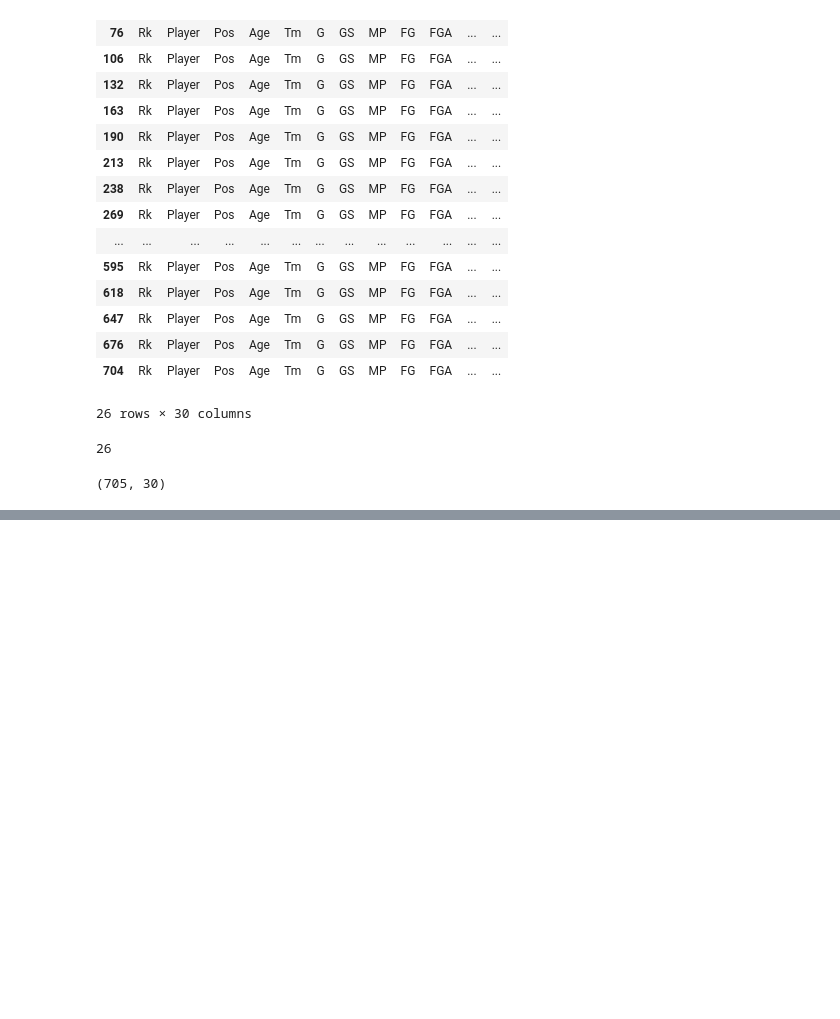
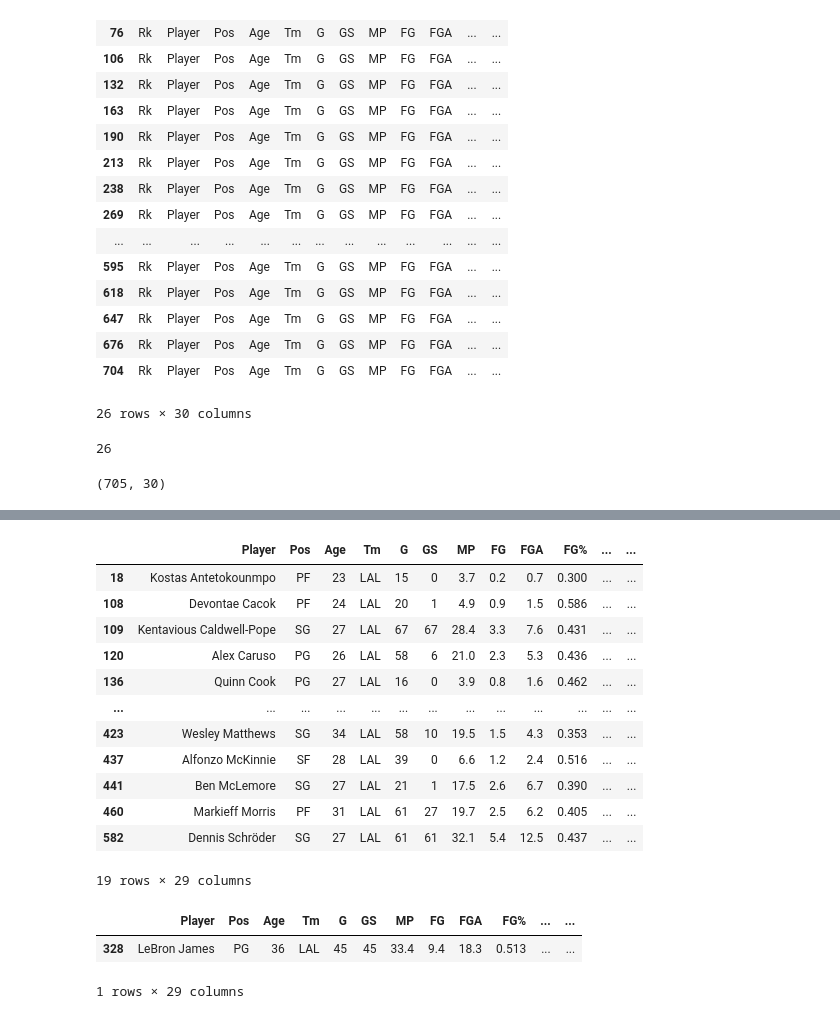
Before and after one commit to Gemar30/EDA_Activities, a Jupyter notebook: EDA NBA 20-21.ipynb, the cells around one changed output, grey strips where cells are left out. Drawn from its saved outputs; the diff is of its cells as text; code cells hidden in the pictures; blank space fills up the shorter version.

```diff
--- a/EDA NBA 20-21.ipynb
+++ b/EDA NBA 20-21.ipynb
@@ -109,0 +321,25 @@ EDA
+# %%
+#Group by
+LAL=df_2021.groupby('Tm').get_group('LAL')
+LAL
+# %% [output]
+|  | Player | Pos | Age | Tm | G | GS | MP | FG | FGA | FG% | ... | ... |
+| 18 | Kostas Antetokounmpo | PF | 23 | LAL | 15 | 0 | 3.7 | 0.2 | 0.7 | 0.300 | ... | ... |
+| 108 | Devontae Cacok | PF | 24 | LAL | 20 | 1 | 4.9 | 0.9 | 1.5 | 0.586 | ... | ... |
+| 109 | Kentavious Caldwell-Pope | SG | 27 | LAL | 67 | 67 | 28.4 | 3.3 | 7.6 | 0.431 | ... | ... |
+| 120 | Alex Caruso | PG | 26 | LAL | 58 | 6 | 21.0 | 2.3 | 5.3 | 0.436 | ... | ... |
+| 136 | Quinn Cook | PG | 27 | LAL | 16 | 0 | 3.9 | 0.8 | 1.6 | 0.462 | ... | ... |
+| ... | ... | ... | ... | ... | ... | ... | ... | ... | ... | ... | ... | ... |
+| 423 | Wesley Matthews | SG | 34 | LAL | 58 | 10 | 19.5 | 1.5 | 4.3 | 0.353 | ... | ... |
+| 437 | Alfonzo McKinnie | SF | 28 | LAL | 39 | 0 | 6.6 | 1.2 | 2.4 | 0.516 | ... | ... |
+| 441 | Ben McLemore | SG | 27 | LAL | 21 | 1 | 17.5 | 2.6 | 6.7 | 0.390 | ... | ... |
+| 460 | Markieff Morris | PF | 31 | LAL | 61 | 27 | 19.7 | 2.5 | 6.2 | 0.405 | ... | ... |
+| 582 | Dennis Schröder | SG | 27 | LAL | 61 | 61 | 32.1 | 5.4 | 12.5 | 0.437 | ... | ... |
+19 rows × 29 columns
+# %%
+#Player scored the highest points in LAL(lakers)
+LAL[LAL.PTS == LAL.PTS.max()]
+# %% [output]
+|  | Player | Pos | Age | Tm | G | GS | MP | FG | FGA | FG% | ... | ... |
+| 328 | LeBron James | PG | 36 | LAL | 45 | 45 | 33.4 | 9.4 | 18.3 | 0.513 | ... | ... |
+1 rows × 29 columns
```
Also changed, not shown: parts of 31 cells of this notebook, 2 other files.
